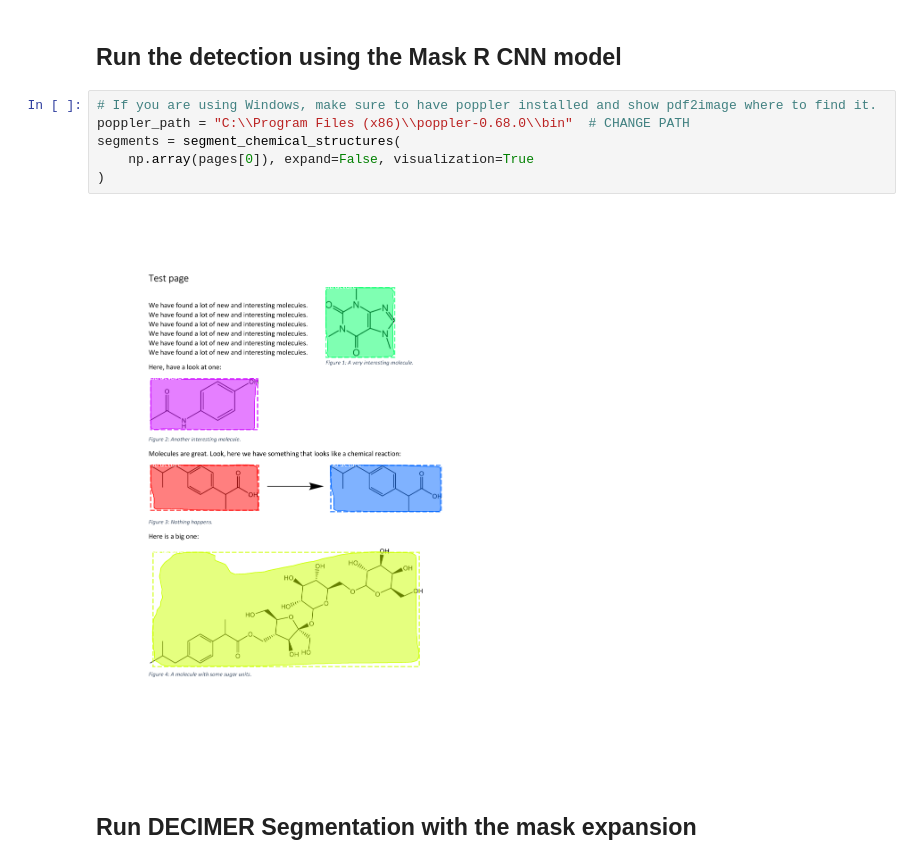
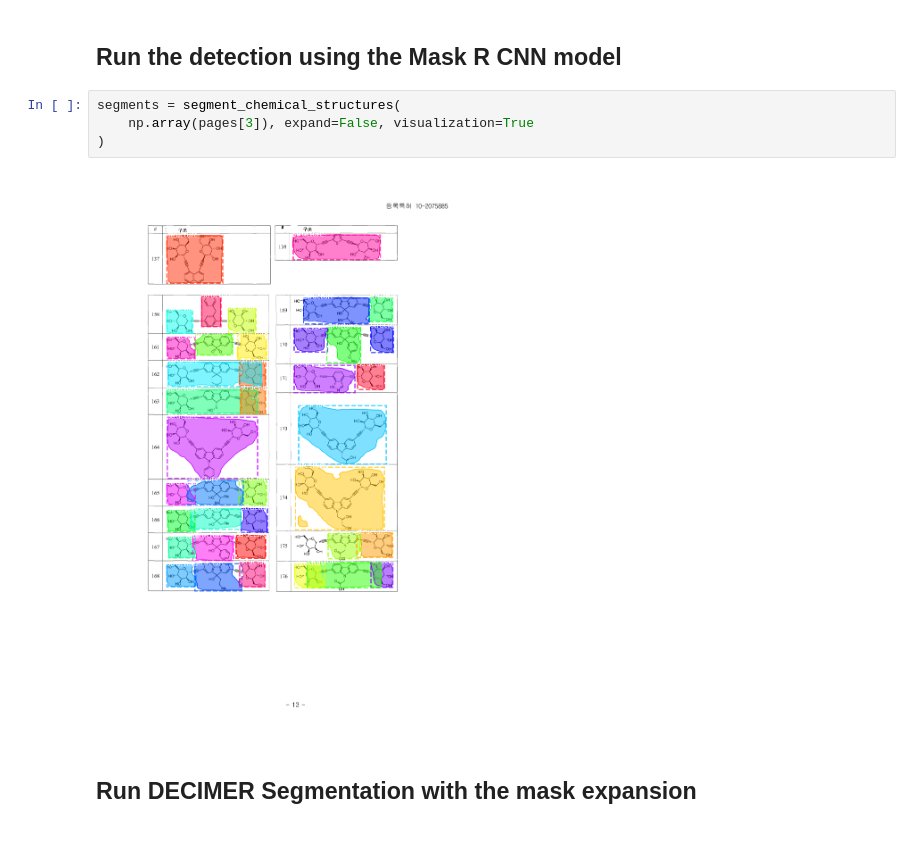
Before and after one commit to Kohulan/DECIMER-Image-Segmentation, a Jupyter notebook: DECIMER_Segmentation_notebook.ipynb, the cells around one changed output. Drawn from its saved outputs; the diff is of its cells as text.

```diff
--- a/DECIMER_Segmentation_notebook.ipynb
+++ b/DECIMER_Segmentation_notebook.ipynb
@@ -35,13 +80,11 @@ pages[0]
 # %% [markdown]
 ## Run the detection using the Mask R CNN model
-# %%
-# If you are using Windows, make sure to have poppler installed and show pdf2image where to find it.
-poppler_path = "C:\\Program Files (x86)\\poppler-0.68.0\\bin"  # CHANGE PATH
-segments = segment_chemical_structures(
-    np.array(pages[0]), expand=False, visualization=True
-)
-# %% [output]
-[figure, removed]
+# %%
+segments = segment_chemical_structures(
+    np.array(pages[3]), expand=False, visualization=True
+)
+# %% [output]
+[figure, added]
 # %% [markdown]
 ## Run DECIMER Segmentation with the mask expansion
 # %%
```
Also changed, not shown: parts of 5 cells of this notebook.
